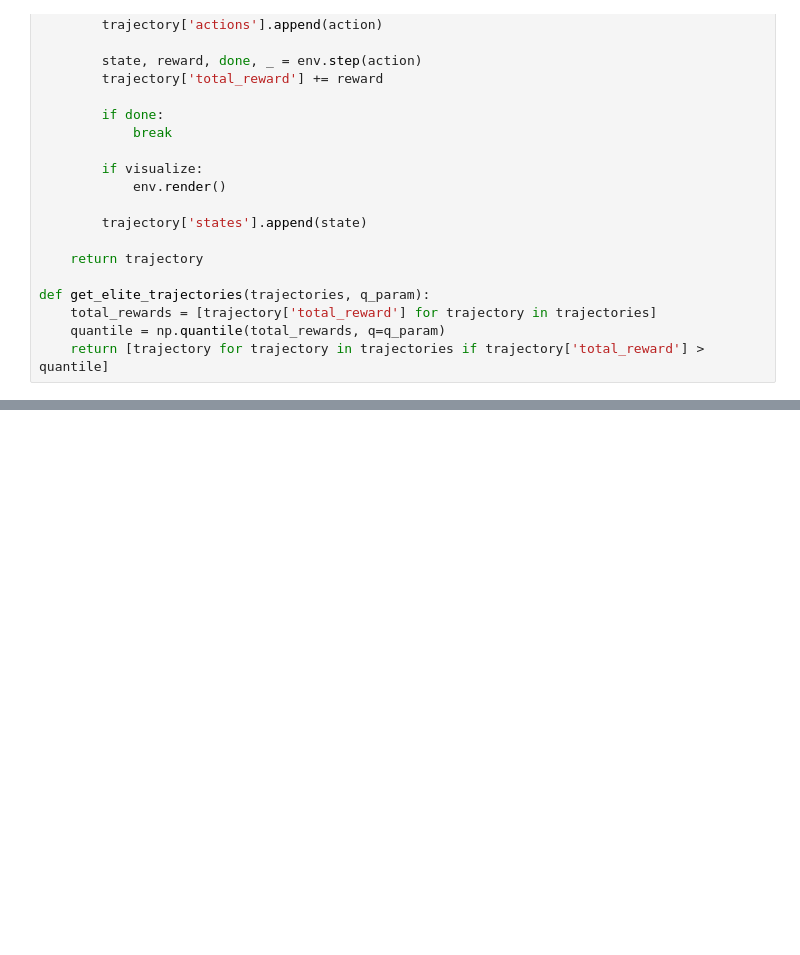
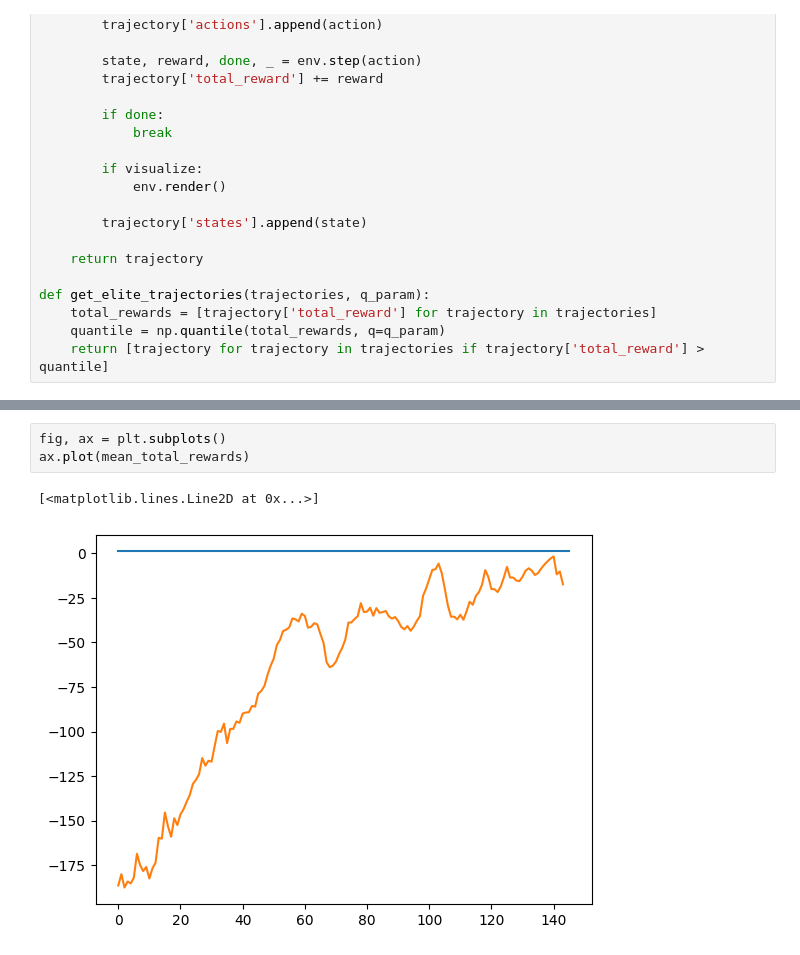
Before and after one commit to dshastin/DRL_ods_cours, a Jupyter notebook: practice2/Shastin_practice2_1.ipynb, the cells around one changed output, grey strips where cells are left out. Cells and saved outputs as stored; diff of their text form; blank space fills up the shorter version.

```diff
--- a/practice2/Shastin_practice2_1.ipynb
+++ b/practice2/Shastin_practice2_1.ipynb
@@ -153,0 +162,6 @@ total time 333.49751448631287
+# %%
+fig, ax = plt.subplots()
+ax.plot(mean_total_rewards)
+# %% [output]
+[<matplotlib.lines.Line2D at 0x...>]
+[figure, added]
```
Also changed, not shown: parts of 6 cells of this notebook, 1 other file.
